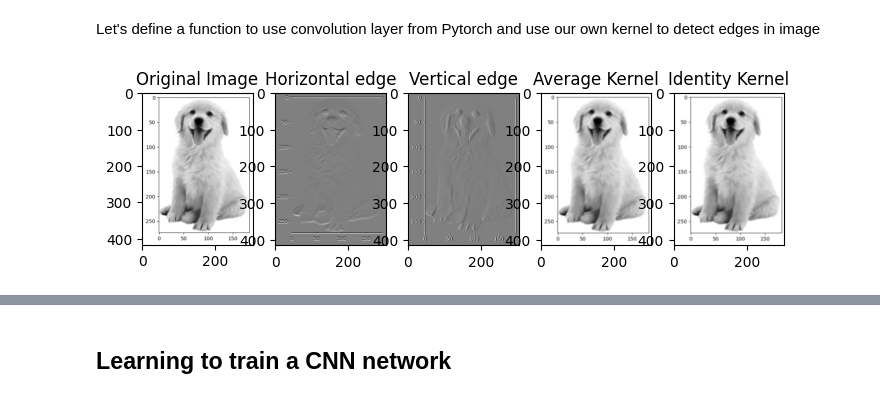
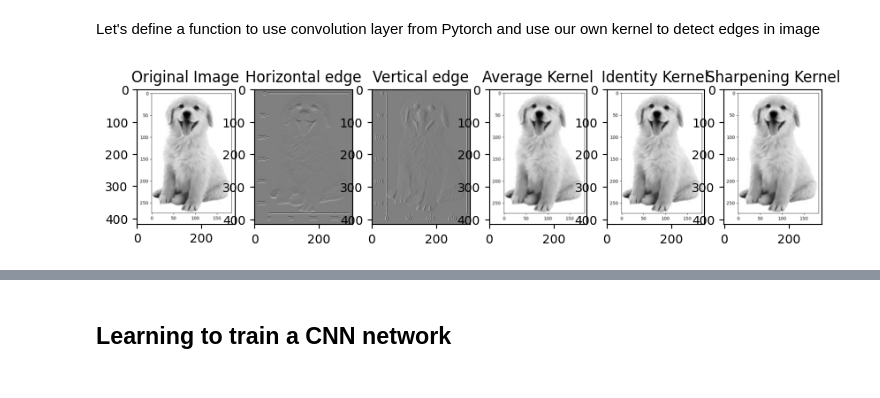
Before and after one commit to iiithat/AIMLtraining_AT, a Jupyter notebook: Day_1_CNN.ipynb, the cells around one changed output, grey strips where cells are left out. Drawn from its saved outputs; the diff is of its cells as text; code cells hidden in the pictures.

```diff
--- a/Day_1_CNN.ipynb
+++ b/Day_1_CNN.ipynb
@@ -135,27 +141,31 @@ out4 = apply_conv(image, filter, padding=0, stride=1)
 # %%
 fig = plt.figure(figsize=(10,6))
 ax = fig.add_subplot(1,6,1)
 ax.imshow(image, cmap='gray')
 ax.set_title('Original Image')
 ax = fig.add_subplot(1,6,2)
 ax.set_title('Horizontal edge')
 ax.imshow(out1, cmap='gray')
 
 ax = fig.add_subplot(1,6,3)
 ax.imshow(out2, cmap='gray')
 ax.set_title('Vertical edge')
 
 ax = fig.add_subplot(1,6,4)
 ax.imshow(out3, cmap='gray')
 ax.set_title('Average Kernel')
 
 ax = fig.add_subplot(1,6,5)
-ax.imshow(out3, cmap='gray')
+ax.imshow(out4, cmap='gray')
 ax.set_title('Identity Kernel')
 
+ax = fig.add_subplot(1,6,6)
+ax.imshow(out4, cmap='gray')
+ax.set_title('Sharpening Kernel')
+
 plt.show()
 # %% [output]
-[figure, old version]
+[figure, new version]
 # %% [markdown]
 ## Pooling Layers
 
```
Also changed, not shown: parts of 1 cell of this notebook.
